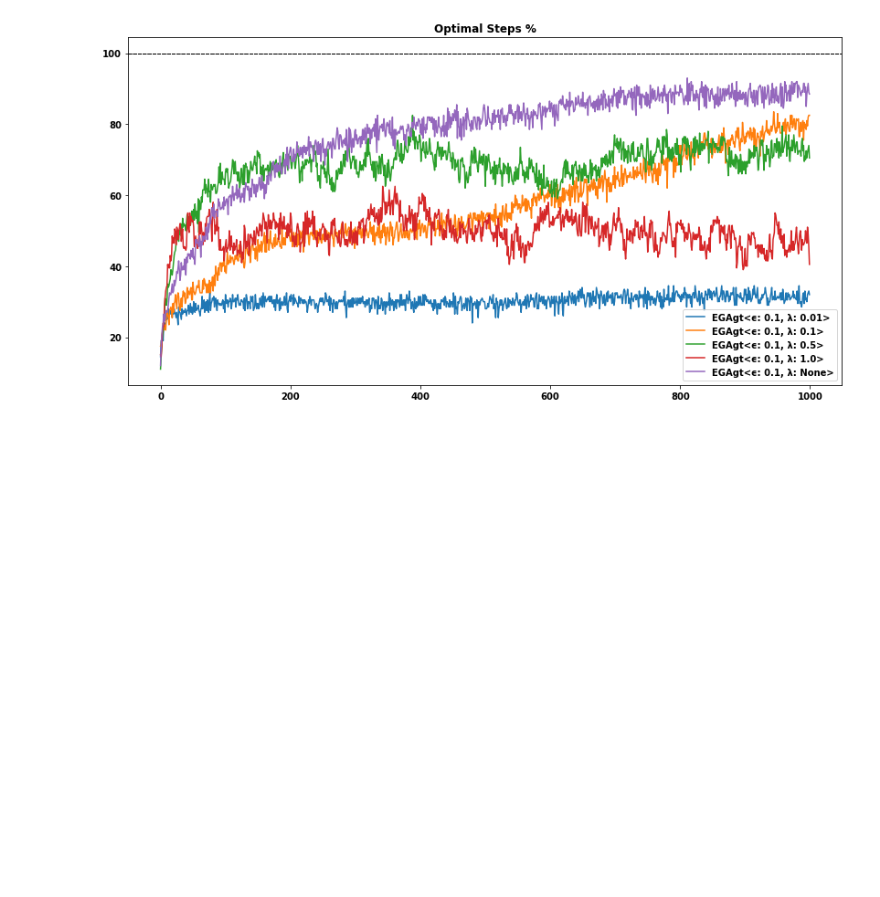
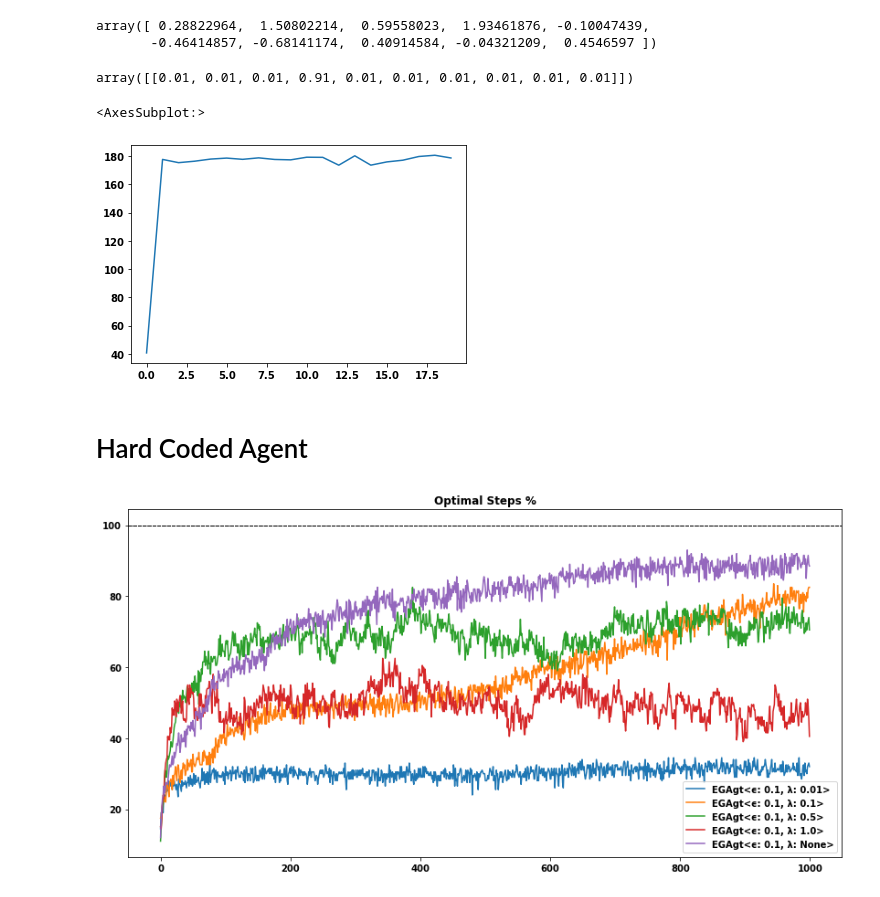
Before and after one commit to WHITSNAK/rflearn, a Jupyter notebook: notebooks/chapter 2.ipynb, the cells around one changed output. Cells and saved outputs as stored; diff of their text form; code cells hidden in the pictures; blank space fills up the shorter version.

Commit message:
add max_steps support for MC

```diff
--- a/notebooks/chapter 2.ipynb
+++ b/notebooks/chapter 2.ipynb
@@ -14,0 +21,9 @@ pd.options.display.float_format = "{:,.2f}".format
+# %%
+np.random.seed(234728375)
+
+bandit = MultiArmBandit(10)
+value = zero_values(bandit)
+policy = random_policy(bandit)
+
+mc_model = MCEpsilonSoft(bandit, value, policy)
+mc_model.fit(0.9, 0.1, 0.01, kbatch=30, max_steps=100)
@@ -15,3 +45,19 @@ pd.options.display.float_format = "{:,.2f}".format
+# %%
+bandit._truth
+# %% [output]
+array([ 0.28822964,  1.50802214,  0.59558023,  1.93461876, -0.10047439,
+       -0.46414857, -0.68141174,  0.40914584, -0.04321209,  0.4546597 ])
+# %%
+mc_model.policy
+# %% [output]
+array([[0.01, 0.01, 0.01, 0.91, 0.01, 0.01, 0.01, 0.01, 0.01, 0.01]])
+# %%
+pd.Series(mc_model.hist['avg_r']).plot()
+# %% [output]
+<AxesSubplot:>
+[figure, added]
+# %% [markdown]
+# Hard Coded Agent
 # %%
 np.random.seed(234728375)
 
```
Also changed, not shown: parts of 4 cells of this notebook, 4 other files.
